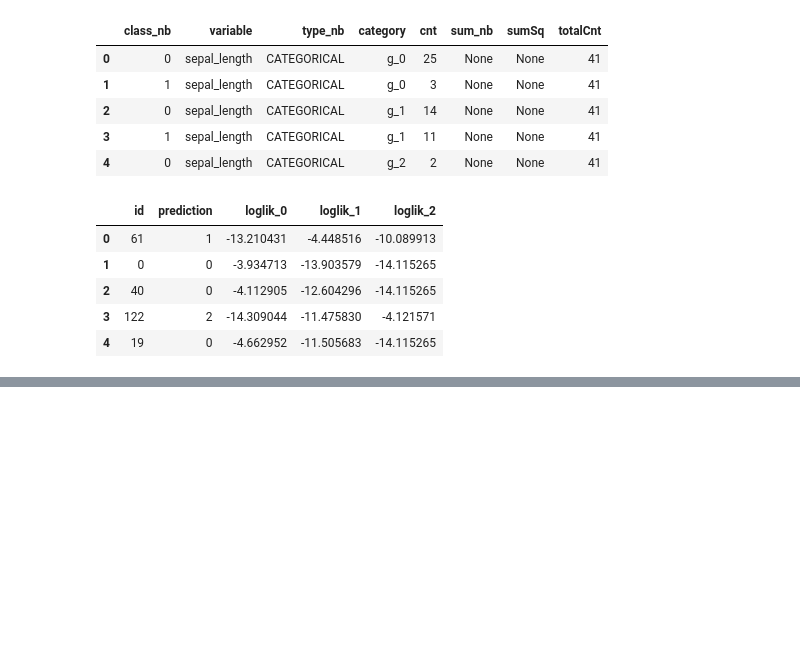
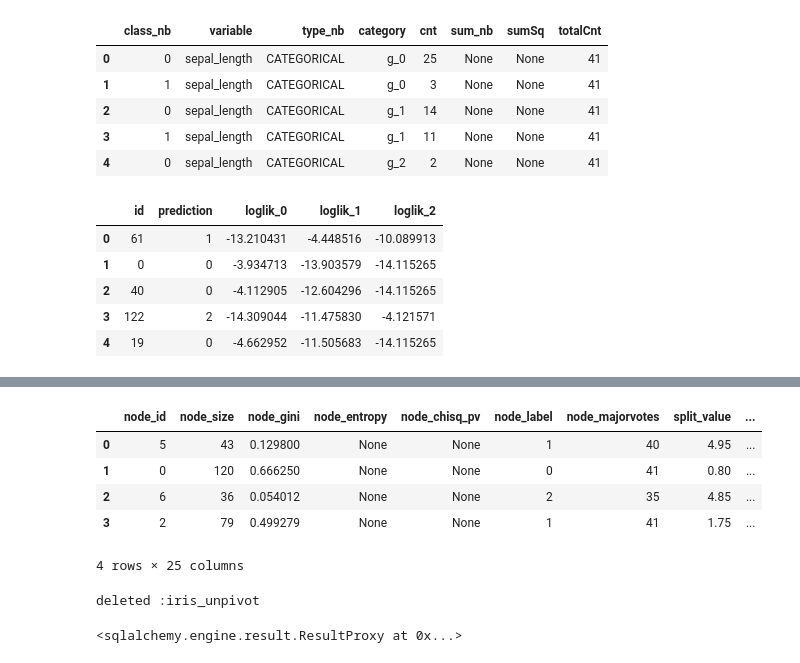
Before and after one commit to Yukimura66/sklearn2vantage, a Jupyter notebook: HowToUse.ipynb, the cells around one changed output, grey strips where cells are left out. Drawn from its saved outputs; the diff is of its cells as text; code cells hidden in the pictures; blank space fills up the shorter version.

```diff
--- a/HowToUse.ipynb
+++ b/HowToUse.ipynb
@@ -317,0 +344,9 @@ select * from NaiveBayesPredict (
+# %%
+pd.read_sql_query("select * from model_iris_dtc", engine).head()
+# %% [output]
+|  | node_id | node_size | node_gini | node_entropy | node_chisq_pv | node_label | node_majorvotes | split_value | ... |
+| 0 | 5 | 43 | 0.129800 | None | None | 1 | 40 | 4.95 | ... |
+| 1 | 0 | 120 | 0.666250 | None | None | 0 | 41 | 0.80 | ... |
+| 2 | 6 | 36 | 0.054012 | None | None | 2 | 35 | 4.85 | ... |
+| 3 | 2 | 79 | 0.499279 | None | None | 1 | 41 | 1.75 | ... |
+4 rows × 25 columns
@@ -317,0 +360,18 @@ select * from NaiveBayesPredict (
+# %%
+delete_if_exists("iris_unpivot")
+# %% [output]
+deleted :iris_unpivot
+# %%
+engine.execute("""
+create table iris_unpivot as(
+    SELECT id as pid, attribute, attrvalue FROM TD_UNPIVOT (
+        ON iris
+        USING
+            value_columns('attrvalue')
+            unpivot_column('attribute')
+            column_list('sepal_length', 'sepal_width', 'petal_length', 'petal_width')
+    ) ts
+) with data unique primary index (pid, attribute);
+""")
+# %% [output]
+<sqlalchemy.engine.result.ResultProxy at 0x...>
```
Also changed, not shown: parts of 9 cells of this notebook, 2 other files.
